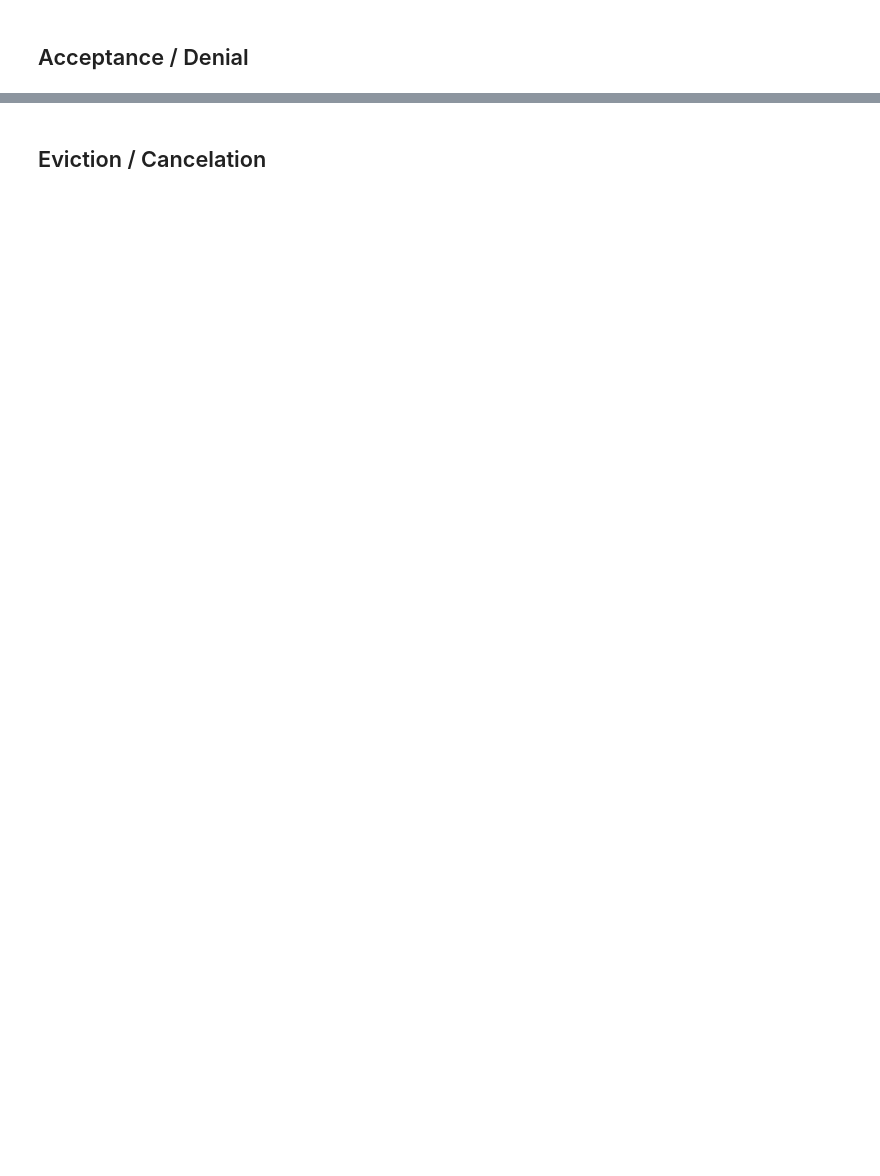
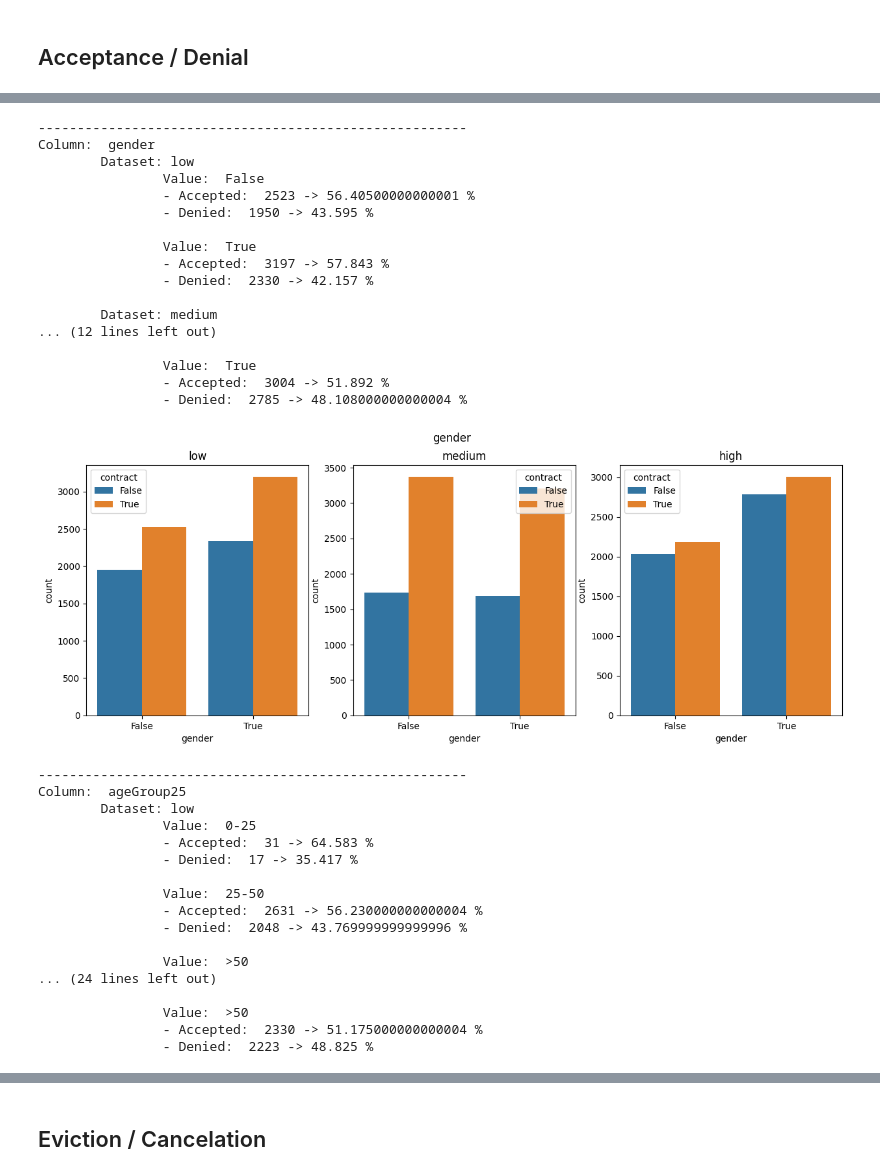
Before and after one commit to ItsaiKara/projet_process_mining, a Jupyter notebook: flat_analysis.ipynb, the cells around one changed output, grey strips where cells are left out. Saved outputs shown, nothing was run; the diff lists cells and outputs as text; code cells hidden in the pictures; blank space fills up the shorter version.

```diff
--- a/flat_analysis.ipynb
+++ b/flat_analysis.ipynb
@@ -76,25 +97,37 @@ flat_low
 # %% [markdown]
 ## Acceptance / Denial
 # %%
-def print_acceptance_denial_counts(flat_data):
-    for column in ['gender', 'ageGroup', 'germanSpeaking', 'married', 'citizen', 'protected', 'yearsOfEducation']:
+def print_acceptance_denial_counts():
+    for column in ['gender', 'ageGroup25', 'germanSpeaking', 'married', 'citizen', 'protected', 'yearsOfEducation']:
         print('-------------------------------------------------------')
         print('Column: ', column)
 
-        distinct_values = flat_data[column].unique()
+        for dataset_name, dataset in [('low', flat_low), ('medium', flat_medium), ('high', flat_high)]:
+            print(f'\tDataset: {dataset_name}')
 
-        for value in sorted(distinct_values):
-            accepted_n = len(flat_data[(flat_data[column] == value) & (flat_data['contract'] == True)])
-            denied_n = len(flat_data[(flat_data[column] == value) & (flat_data['denied'] == True)])
-            total_n = len(flat_data[flat_data[column] == value])
+            distinct_values = dataset[column].unique()
 
-            print("\tValue: ", value)
-            print('\t- Accepted: ', accepted_n, '->', round(accepted_n / total_n, 5) * 100, '%' )
-            print('\t- Denied: ', denied_n, '->', round(denied_n / total_n, 5) * 100, '%' )
-            print()
+            for value in sorted(distinct_values):
+                accepted_n = len(dataset[(dataset[column] == value) & (dataset['contract'] == True)])
+                denied_n = len(dataset[(dataset[column] == value) & (dataset['denied'] == True)])
+                total_n = len(dataset[dataset[column] == value])
 
-        # plot bar chart
-        fig, ax = plt.subplots(figsize=(10, 5))
-        sns.countplot(x=column, hue='contract', data=flat_data, ax=ax)
-        plt.title(column)
+                print("\t\tValue: ", value)
+                print('\t\t- Accepted: ', accepted_n, '->', round(accepted_n / total_n, 5) * 100, '%' )
+                print('\t\t- Denied: ', denied_n, '->', round(denied_n / total_n, 5) * 100, '%' )
+                print()
+
+        # plot bar chart for all three datasets in a same figure
+        fig, ax = plt.subplots(1, 3, figsize=(15, 5))
+        fig.suptitle(column)
+
+        sns.countplot(x=column, hue='contract', data=flat_low, ax=ax[0])
+        ax[0].set_title('low')
+
+        sns.countplot(x=column, hue='contract', data=flat_medium, ax=ax[1])
+        ax[1].set_title('medium')
+
+        sns.countplot(x=column, hue='contract', data=flat_high, ax=ax[2])
+        ax[2].set_title('high')
+
         plt.show()
@@ -103,2 +134,38 @@ def print_acceptance_denial_counts(flat_data):
 # %%
-print_acceptance_denial_counts(flat_low)
+print_acceptance_denial_counts()
+# %% [output]
+-------------------------------------------------------
+Column:  gender
+        Dataset: low
+                Value:  False
+                - Accepted:  2523 -> 56.40500000000001 %
+                - Denied:  1950 -> 43.595 %
+
+                Value:  True
+                - Accepted:  3197 -> 57.843 %
+                - Denied:  2330 -> 42.157 %
+
+        Dataset: medium
+... (12 lines left out)
+
+                Value:  True
+                - Accepted:  3004 -> 51.892 %
+                - Denied:  2785 -> 48.108000000000004 %
+[figure, added]
+-------------------------------------------------------
+Column:  ageGroup25
+        Dataset: low
+                Value:  0-25
+                - Accepted:  31 -> 64.583 %
+                - Denied:  17 -> 35.417 %
+
+                Value:  25-50
+                - Accepted:  2631 -> 56.230000000000004 %
+                - Denied:  2048 -> 43.769999999999996 %
+
+                Value:  >50
+... (24 lines left out)
+
+                Value:  >50
+                - Accepted:  2330 -> 51.175000000000004 %
+                - Denied:  2223 -> 48.825 %
```
Also changed, not shown: parts of 10 cells of this notebook.
